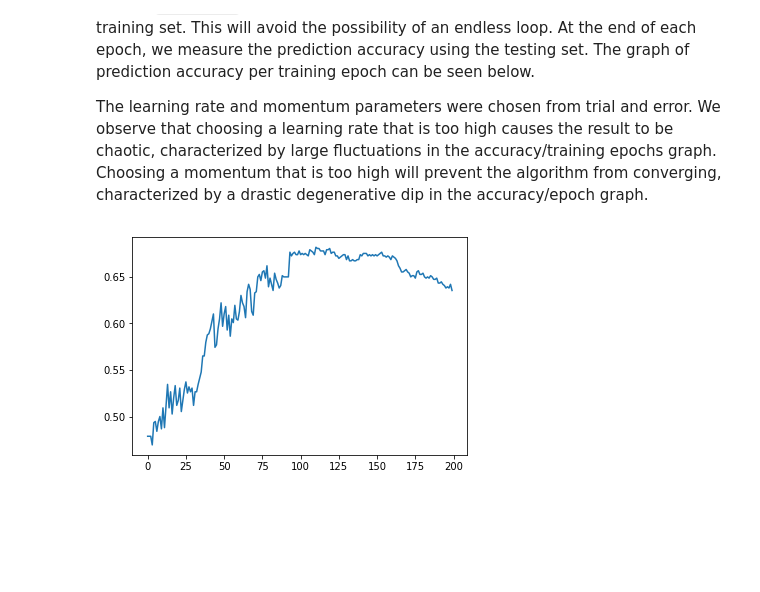
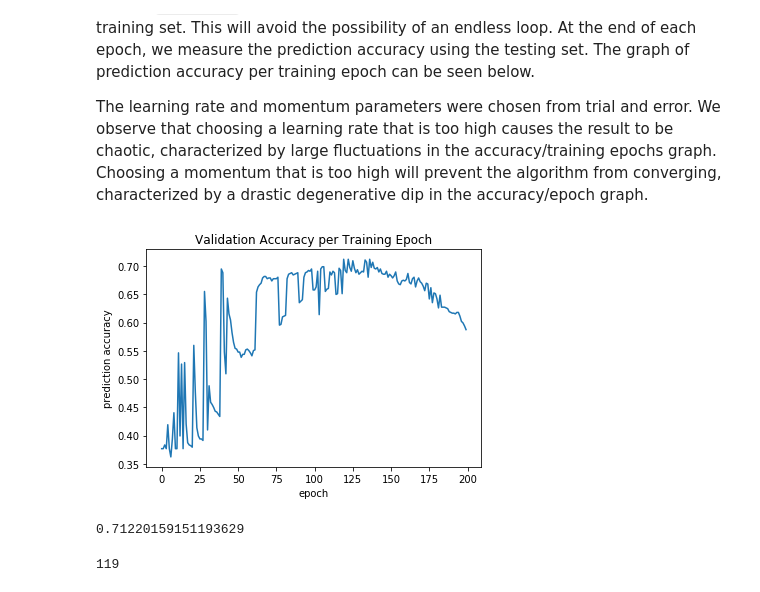
Before and after one commit to ben-the-hedgehog/backprop-network, a Jupyter notebook: A2.ipynb, the cells around one changed output. Saved outputs shown, nothing was run; the diff lists cells and outputs as text; code cells hidden in the pictures; blank space fills up the shorter version.

```diff
--- a/A2.ipynb
+++ b/A2.ipynb
@@ -103,15 +116,28 @@ import network
 import matplotlib.pyplot as plt
 
 layers = [11, 6, 3]
-learning_rate = 0.001
+learning_rate = 0.01
 momentum = 0.00001
 
 net = network.bp_classifer(layers, learning_rate, momentum)
+initial_weights = net.weights.copy()
+initial_biases = net.biases.copy()
 # %%
 acc = net.train(train_X.as_matrix(), train_D.as_matrix(), test_X.as_matrix(), test_D.as_matrix(), num_epochs=200)
 # %%
 plt.figure()
+plt.title('Validation Accuracy per Training Epoch')
+plt.xlabel('epoch')
+plt.ylabel('prediction accuracy')
 plt.plot(acc)
 plt.show()
 # %% [output]
-[figure, old version]
+[figure, new version]
+# %%
+max(acc)
+# %% [output]
+0.71220159151193629
+# %%
+np.argmax(acc)
+# %% [output]
+119
```
Also changed, not shown: parts of 11 cells of this notebook, 2 other files.
